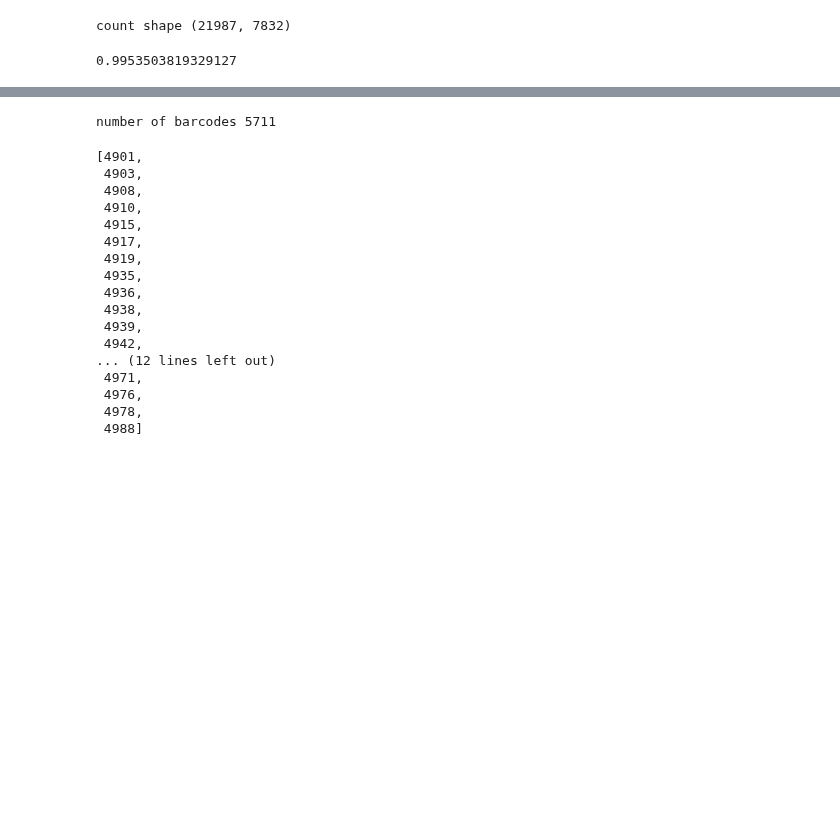
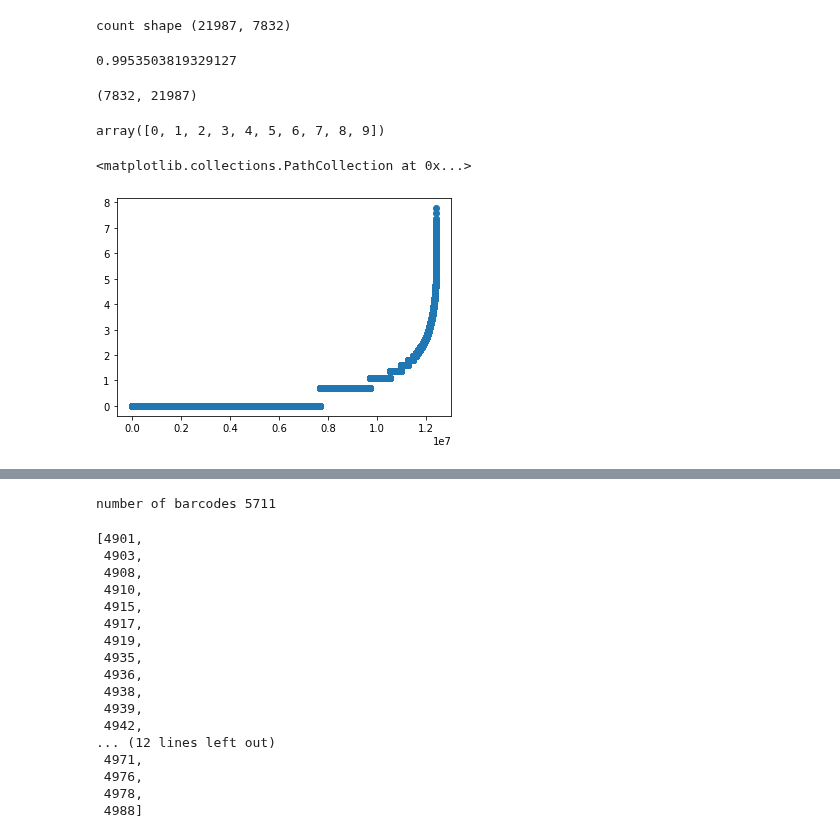
Before and after one commit to ItayShlosberg/classifying-response-to-immunotherapy, a Jupyter notebook: playgrounds/playground_nb.ipynb, the cells around one changed output, grey strips where cells are left out. Drawn from its saved outputs; the diff is of its cells as text; code cells hidden in the pictures; blank space fills up the shorter version.

```diff
--- a/playgrounds/playground_nb.ipynb
+++ b/playgrounds/playground_nb.ipynb
@@ -176,0 +168,29 @@ su_barcodes = data[[not aa for aa in ind]].barcodes
+# %%
+data.counts.shape
+# %% [output]
+(7832, 21987)
+# %%
+arr = data.counts.flatten()
+# %%
+arr2 = arr[arr!=0]
+# %%
+# print(arr.shape)
+# print(arr2.shape)
+# counts
+# counts[np.argsort(counts)]
+arr3 = np.log(arr2)
+# %%
+arr3[:10][np.argsort(arr3[:10])]
+np.arange(arr3[:10].shape[0])
+# %% [output]
+array([0, 1, 2, 3, 4, 5, 6, 7, 8, 9])
+# %%
+# print(data.counts.mean(axis=0).shape)
+# counts, bins = np.histogram(arr2[:1000])
+# plt.hist(bins[:-1], bins, weights=counts)
+# np.argmax(data.counts)
+
+plt.scatter(np.arange(arr3.shape[0]), arr3[np.argsort(arr3)])
+# %% [output]
+<matplotlib.collections.PathCollection at 0x...>
+[figure, added]
```
Also changed, not shown: parts of 10 cells of this notebook, 5 other files.
